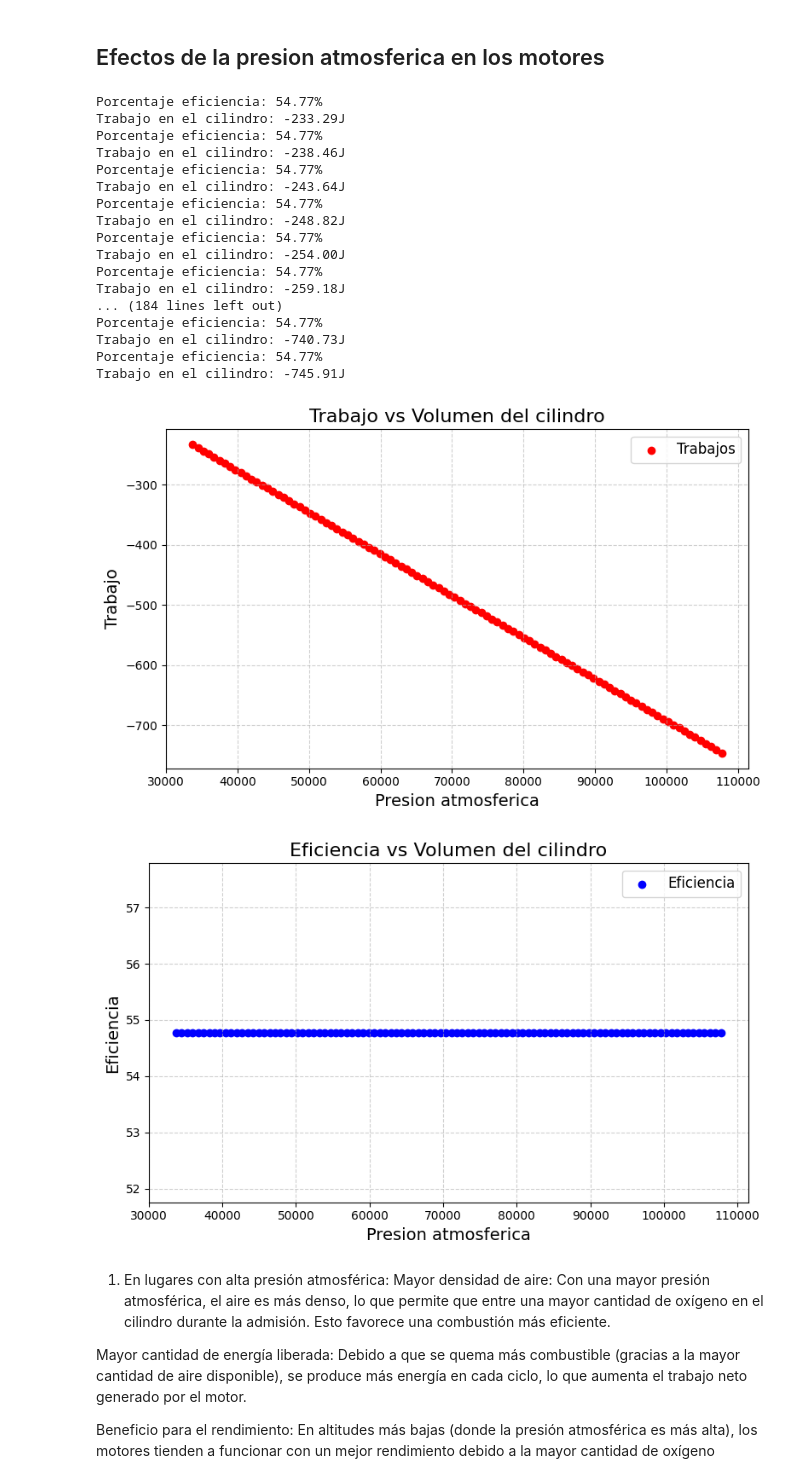
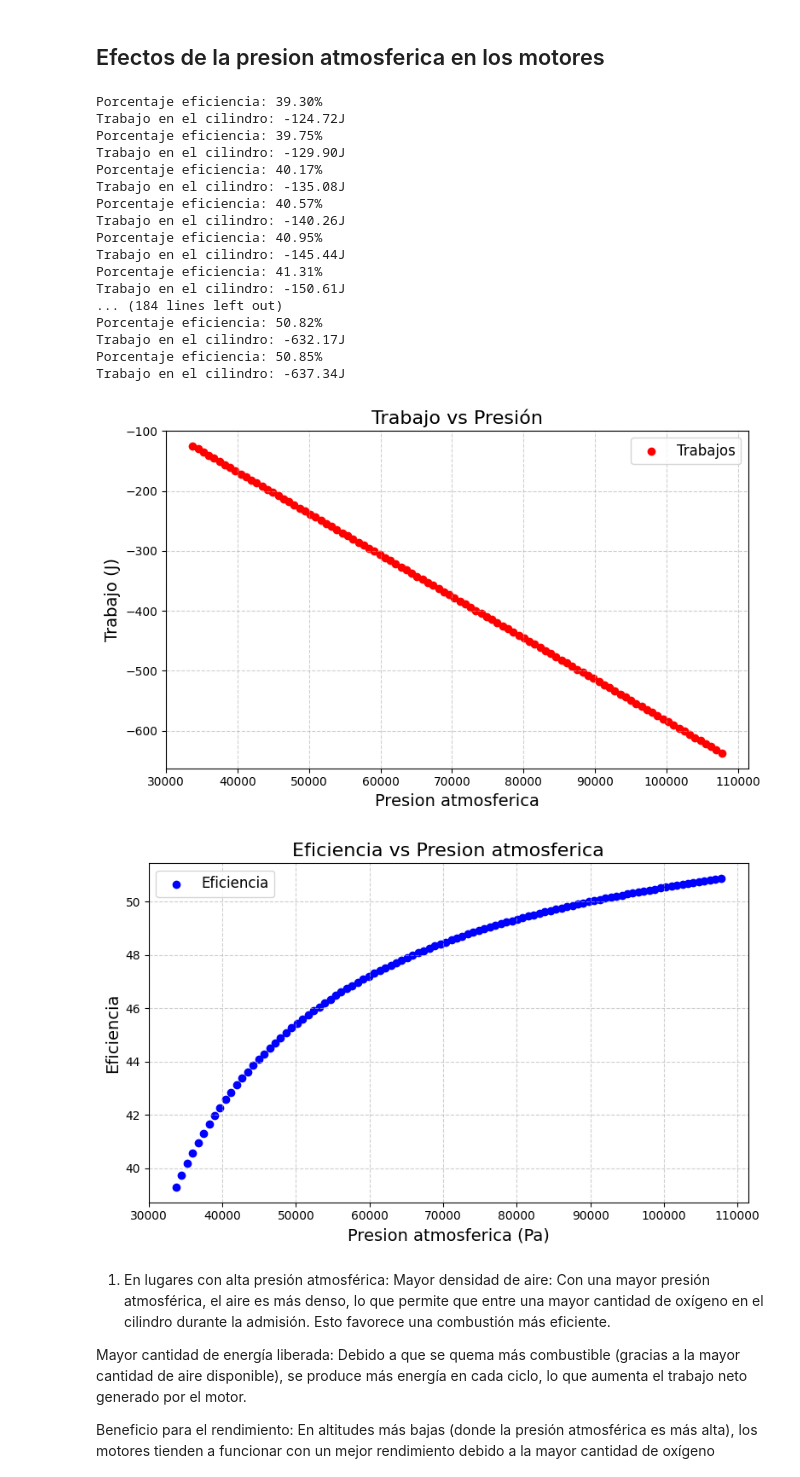
Before and after one commit to Vicber507/Diesel-Real, a Jupyter notebook: ciclo_diesel_4tiempos.ipynb, the cells around one changed output. Cells and saved outputs as stored; diff of their text form; code cells hidden in the pictures.

```diff
--- a/ciclo_diesel_4tiempos.ipynb
+++ b/ciclo_diesel_4tiempos.ipynb
@@ -83,6 +138,6 @@ plt.show()
 dcp = np.zeros((100,1))
 ef_worr_matrix = np.zeros((100,2))
 for i in range(100):
-    dcp[i][0] = (i+1)/100
+    dcp[i][0] = (i+4)/100
     ef_worr_matrix[i] = tp.diesel(DCP= dcp[i][0],PV = False,TV = False,TS = False,PVT = False)
 # %% [output]
@@ -235,23 +281,23 @@ for j, i in enumerate(range(33700, 108500, 748)):
     pres[j][0] = i
     ef_worr_matrix[j, :] = tp.diesel(P_atm=pres[j][0], PV=False, TV=False, TS=False, PVT=False)
 # %% [output]
-Porcentaje eficiencia: 54.77%
-Trabajo en el cilindro: -233.29J
-Porcentaje eficiencia: 54.77%
-Trabajo en el cilindro: -238.46J
-Porcentaje eficiencia: 54.77%
-Trabajo en el cilindro: -243.64J
-Porcentaje eficiencia: 54.77%
-Trabajo en el cilindro: -248.82J
-Porcentaje eficiencia: 54.77%
-Trabajo en el cilindro: -254.00J
-Porcentaje eficiencia: 54.77%
-Trabajo en el cilindro: -259.18J
+Porcentaje eficiencia: 39.30%
+Trabajo en el cilindro: -124.72J
+Porcentaje eficiencia: 39.75%
+Trabajo en el cilindro: -129.90J
+Porcentaje eficiencia: 40.17%
+Trabajo en el cilindro: -135.08J
+Porcentaje eficiencia: 40.57%
+Trabajo en el cilindro: -140.26J
+Porcentaje eficiencia: 40.95%
+Trabajo en el cilindro: -145.44J
+Porcentaje eficiencia: 41.31%
+Trabajo en el cilindro: -150.61J
 ... (184 lines left out)
-Porcentaje eficiencia: 54.77%
-Trabajo en el cilindro: -740.73J
-Porcentaje eficiencia: 54.77%
-Trabajo en el cilindro: -745.91J
+Porcentaje eficiencia: 50.82%
+Trabajo en el cilindro: -632.17J
+Porcentaje eficiencia: 50.85%
+Trabajo en el cilindro: -637.34J
 # %%
 
 fig, ax = plt.subplots(figsize=(8, 5))
@@ -259,9 +305,9 @@ fig, ax = plt.subplots(figsize=(8, 5))
 ax.scatter(pres[:,0], ef_worr_matrix[:,1], label='Trabajos', color='red')
 
 
-ax.set_title("Trabajo vs Volumen del cilindro", fontsize=16)
+ax.set_title("Trabajo vs Presión", fontsize=16)
 ax.set_xlabel("Presion atmosferica", fontsize=14)
-ax.set_ylabel("Trabajo", fontsize=14)
+ax.set_ylabel("Trabajo (J)", fontsize=14)
 ax.grid(True, linestyle='--', alpha=0.6)
 ax.legend(fontsize=12)
 
@@ -269,25 +315,25 @@ ax.legend(fontsize=12)
 plt.tight_layout()
 plt.show()
 # %% [output]
-[figure, old version]
+[figure, new version]
 # %%
 
 fig, ax = plt.subplots(figsize=(8, 5))
 
 ax.scatter(pres[:,0], ef_worr_matrix[:,0], label='Eficiencia', color='blue')
 
 
-ax.set_title("Eficiencia vs Volumen del cilindro", fontsize=16)
-ax.set_xlabel("Presion atmosferica", fontsize=14)
+ax.set_title("Eficiencia vs Presion atmosferica", fontsize=16)
+ax.set_xlabel("Presion atmosferica (Pa)", fontsize=14)
 ax.set_ylabel("Eficiencia", fontsize=14)
 ax.grid(True, linestyle='--', alpha=0.6)
 ax.legend(fontsize=12)
 
 
 plt.tight_layout()
 plt.show()
 # %% [output]
-[figure, old version]
+[figure, new version]
 # %% [markdown]
 1. En lugares con alta presión atmosférica:
 Mayor densidad de aire: Con una mayor presión atmosférica, el aire es más denso, lo que permite que entre una mayor cantidad de oxígeno en el cilindro durante la admisión. Esto favorece una combustión más eficiente.
```
Also changed, not shown: parts of 17 cells of this notebook.
